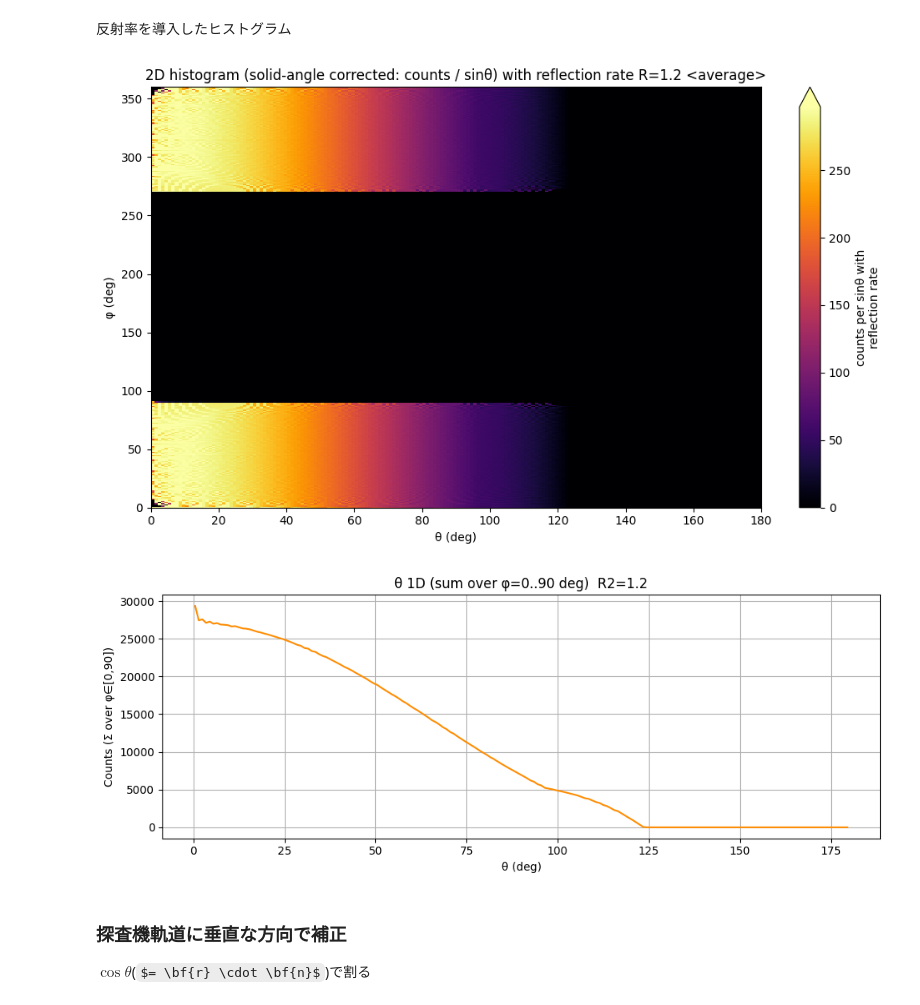
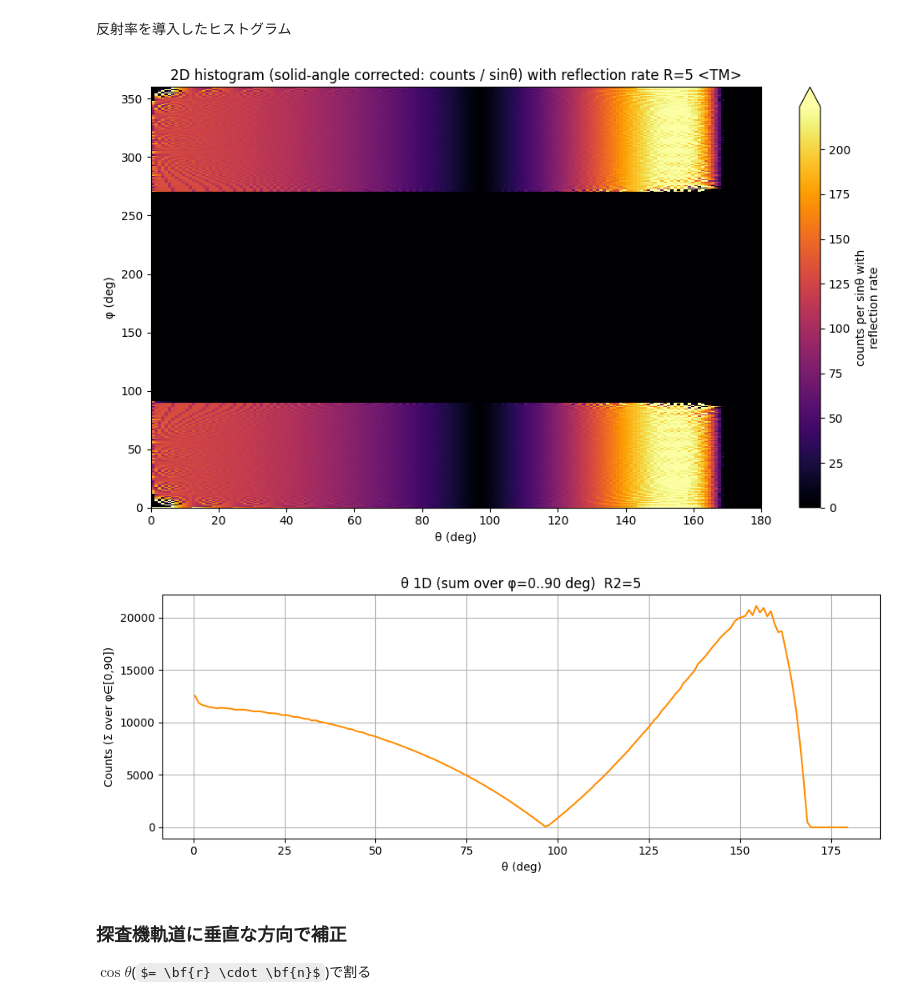
Before and after one commit to AyutoK/sphere_ref, a Jupyter notebook: sphere-reflection_fine.ipynb, the cells around one changed output. Saved outputs shown, nothing was run; the diff lists cells and outputs as text; code cells hidden in the pictures; some formulas as TeX source.

```diff
--- a/sphere-reflection_fine.ipynb
+++ b/sphere-reflection_fine.ipynb
@@ -742,7 +742,7 @@ import matplotlib.pyplot as plt
 import numpy as np
 
 # read_r2 = 1.2 or 2 or 5 or 10 or 1000000
-R2 = 1.2
+R2 = 5
 
 fp_nc = "./nc_underground/"
 
@@ -1178,35 +1178,35 @@ Rave_da = xr.DataArray(Rave, coords={"theta": ste_da["theta"]}, dims=("theta",))
 #Rave_da = Rave_da.where(Rave_da <= 1, 0) # 反射率1以上を0でマスク(予期しない挙動防止)
 
 Rte_da = xr.DataArray(Rte, coords={"theta": ste_da["theta"]}, dims=("theta",))
 #Rte_da = Rte_da.where(Rte_da <= 1, 0) # 反射率1以上を0でマスク(予期しない挙動防止)
 
 Rtm_da = xr.DataArray(Rtm, coords={"theta": ste_da["theta"]}, dims=("theta",))
 #Rtm_da = Rtm_da.where(Rtm_da <= 1, 0) # 反射率1以上を0でマスク(予期しない挙動防止)
 
-apply_ref = "average" # "average" or "TE" or "TM"
+apply_ref = "TM" # "average" or "TE" or "TM"
 
 if apply_ref == "average":
     use_ref_da = Rave_da
 elif apply_ref == "TE":
     use_ref_da = Rte_da
 elif apply_ref == "TM":
     use_ref_da = Rtm_da
 else:
     raise ValueError("Invalid apply_ref value. Choose from 'average', 'TE', or 'TM'.")
 
 # xarray.DataArray には .abs() は無いので、Python の abs()（= DataArray.__abs__）を使う
 ste_da_ref = (ste_da * abs(use_ref_da)).rename("counts per sinθ with reflection rate")
 
 plt.figure(figsize=(10, 6))
 ste_da_ref.plot.imshow(x="theta", y="phi", origin="lower", cmap="inferno", robust=True)
 plt.xlabel("θ (deg)")
 plt.ylabel("φ (deg)")
 plt.title(f"2D histogram (solid-angle corrected: counts / sinθ) with reflection rate R={R2} <{apply_ref}>")
 plt.tight_layout()
 plt.savefig(fp + f"2dhist_theta_vs_phi_counts_per_sin_theta_w_ref_R{R2}_{apply_ref}.png")
 plt.show()
 # %% [output]
-[figure, old version]
+[figure, new version]
 # %%
 # φ が 0〜90 [deg] の範囲で、θ ごとに和を取って 1D 化
 
@@ -1232,7 +1232,7 @@ plt.tight_layout()
 plt.savefig(fp + f"phi_sum_{phi_min}_{phi_max}_R{R2}_ref_{apply_ref}.png")
 plt.show()
 # %% [output]
-[figure, old version]
+[figure, new version]
 # %% [markdown]
 ### 探査機軌道に垂直な方向で補正
 $\cos\theta$($= \bf{r} \cdot \bf{n}$)で割る
```
Also changed, not shown: parts of 3 cells of this notebook, 1 other file.
